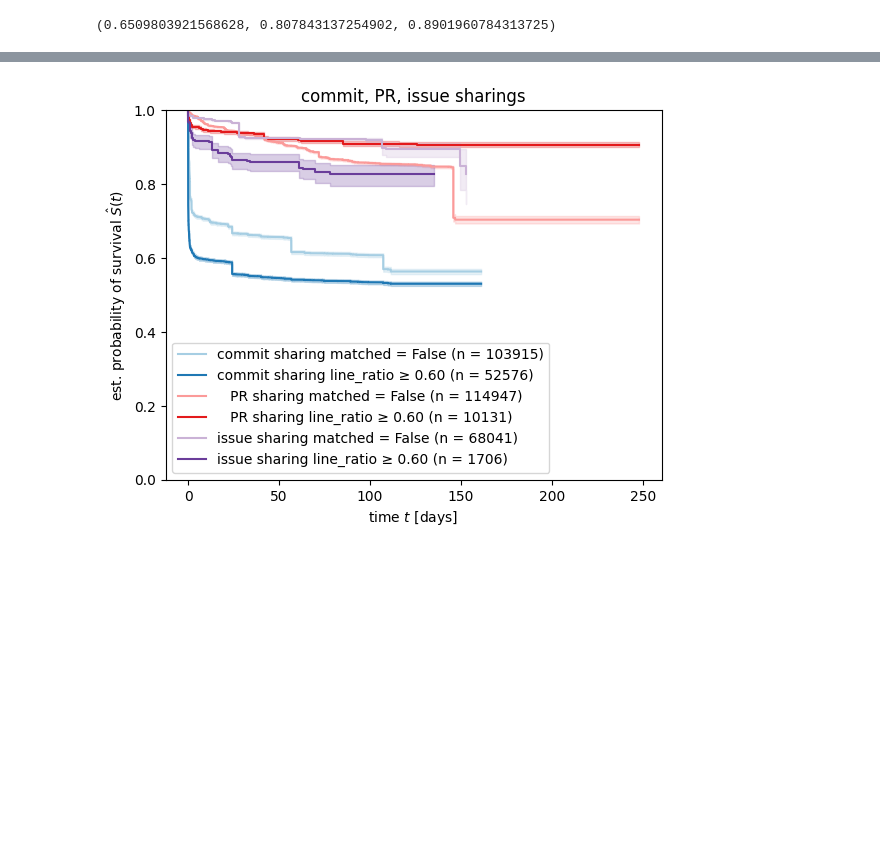
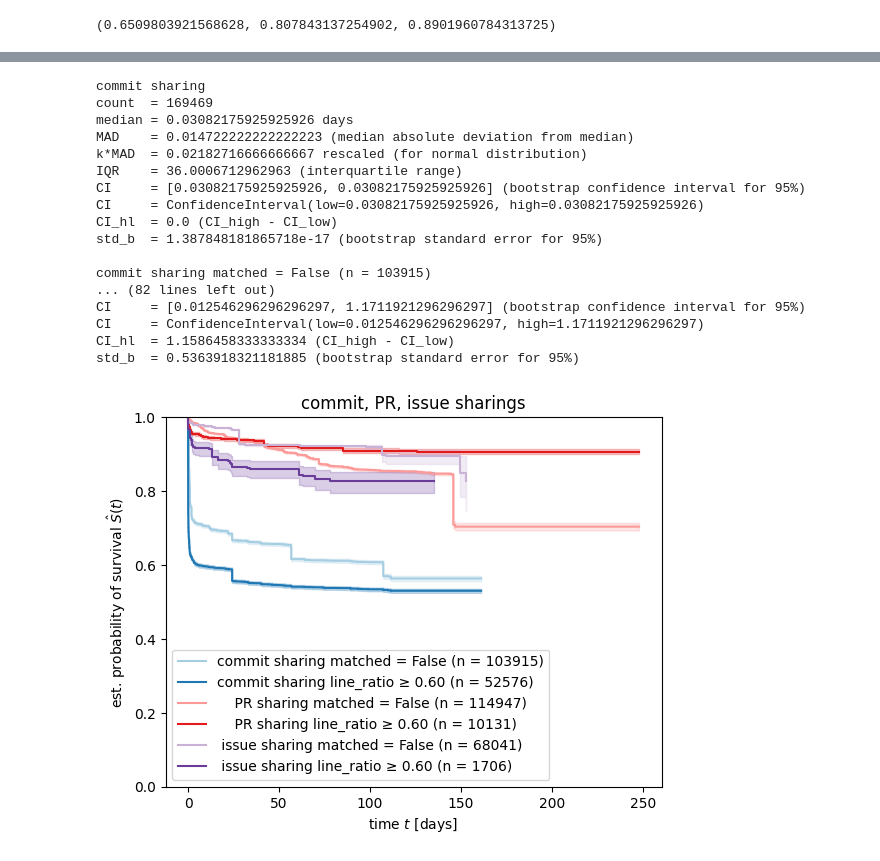
Before and after one commit to ncusi/MSR_Challenge_2024, a Jupyter notebook: notebooks/analyze_changes_survival.ipynb, the cells around one changed output, grey strips where cells are left out. Drawn from its saved outputs; the diff is of its cells as text; code cells hidden in the pictures; blank space fills up the shorter version.

Commit message:
analyze_changes_survival.ipynb: Compute median lifetime and its bootstrap CI

```diff
--- a/notebooks/analyze_changes_survival.ipynb
+++ b/notebooks/analyze_changes_survival.ipynb
@@ -1550,6 +1596,11 @@ display(colors[0])
 # %%
 def plot_lines_survival_pair(df, ratio_threshold=0.6, title="unknown sharing",
-                             color_pair_idx=0, color_palette=sns.color_palette("Paired")):
+                             color_pair_idx=0, color_palette=sns.color_palette("Paired"),
+                             show_stats=False):
+    if show_stats:
+        print(f"{title}")
+        print_stats(df)
+
     mask = ~df["matches"]
     time_cell, survival_prob_cell, conf_int = kaplan_meier_estimator(
         df["E"][mask],
@@ -1563,6 +1614,10 @@ def plot_lines_survival_pair(df, ratio_threshold=0.6, title="unknown sharing",
                      color=color_palette[2*color_pair_idx],
                      alpha=0.25, step="post")
 
+    if show_stats:
+        print(f"{title} matched = False (n = {mask.sum()})")
+        print_stats(df[mask])
+
     mask = df["postimage_max_line_ratio"] >= ratio_threshold
     time_cell, survival_prob_cell, conf_int = kaplan_meier_estimator(
         df["E"][mask],
@@ -1575,17 +1630,39 @@ def plot_lines_survival_pair(df, ratio_threshold=0.6, title="unknown sharing",
     plt.fill_between(time_cell, conf_int[0], conf_int[1],
                      color=color_palette[2*color_pair_idx+1],
                      alpha=0.25, step="post")
+
+    if show_stats:
+        print(f"{title} line_ratio ≥ {ratio_threshold:.2f} (n = {mask.sum()})")
+        print_stats(df[mask])
 # %%
-plot_lines_survival_pair(df_commit_join, title="commit sharing", color_pair_idx=0)
-plot_lines_survival_pair(df_pr_join,     title="   PR sharing", color_pair_idx=2)
-plot_lines_survival_pair(df_issue_join,  title="issue sharing", color_pair_idx=4)
+show_stats=True
+plot_lines_survival_pair(df_commit_join, title="commit sharing", color_pair_idx=0, show_stats=show_stats)
+plot_lines_survival_pair(df_pr_join,     title="    PR sharing", color_pair_idx=2, show_stats=show_stats)
+plot_lines_survival_pair(df_issue_join,  title=" issue sharing", color_pair_idx=4, show_stats=show_stats)
 
 plt.ylim(0, 1)
 plt.ylabel("est. probability of survival $\hat{S}(t)$")
 plt.xlabel("time $t$ [days]")
 plt.title(f"commit, PR, issue sharings")
 plt.legend(loc="best")
 plt.show()
 # %% [output]
+commit sharing
+count  = 169469
+median = 0.03082175925925926 days
+MAD    = 0.014722222222222223 (median absolute deviation from median)
+k*MAD  = 0.02182716666666667 rescaled (for normal distribution)
+IQR    = 36.0006712962963 (interquartile range)
+CI     = [0.03082175925925926, 0.03082175925925926] (bootstrap confidence interval for 95%)
+CI     = ConfidenceInterval(low=0.03082175925925926, high=0.03082175925925926)
+CI_hl  = 0.0 (CI_high - CI_low)
+std_b  = 1.387848181865718e-17 (bootstrap standard error for 95%)
+
+commit sharing matched = False (n = 103915)
+... (82 lines left out)
+CI     = [0.012546296296296297, 1.1711921296296297] (bootstrap confidence interval for 95%)
+CI     = ConfidenceInterval(low=0.012546296296296297, high=1.1711921296296297)
+CI_hl  = 1.1586458333333334 (CI_high - CI_low)
+std_b  = 0.5363918321181885 (bootstrap standard error for 95%)
-[figure, old version]
+[figure, new version]
 # %%
```
Also changed, not shown: parts of 5 cells of this notebook.
